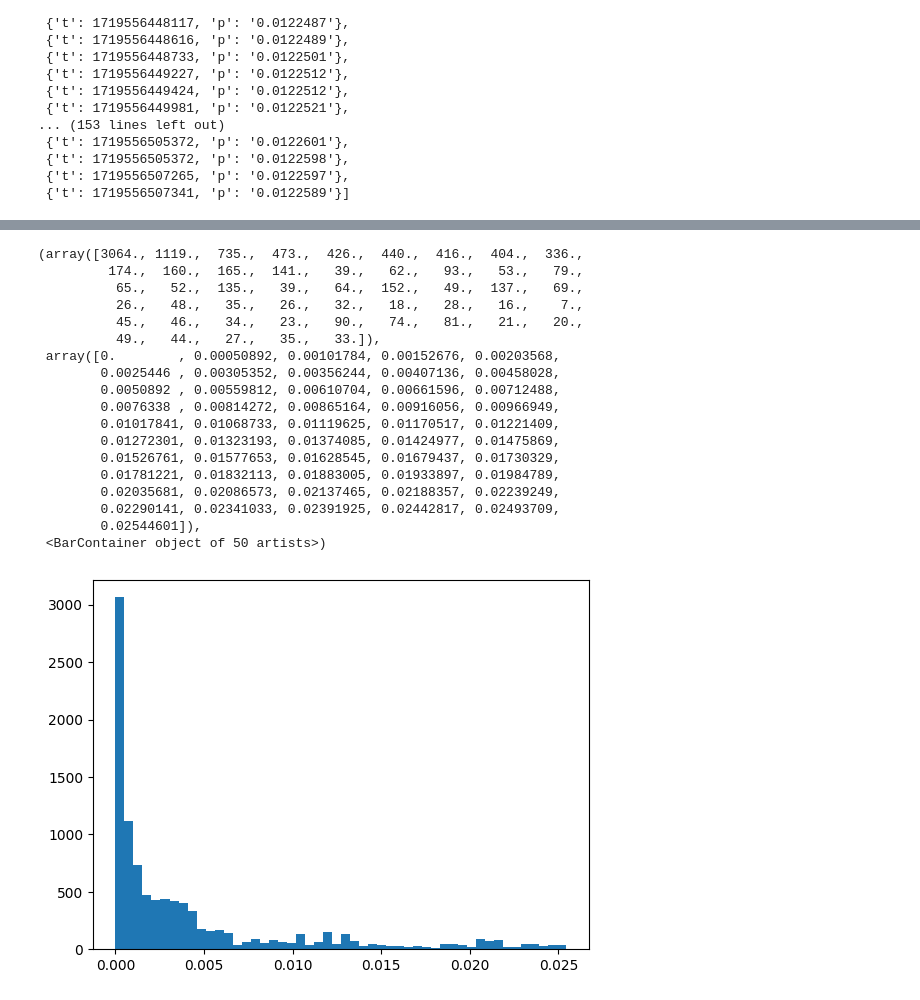
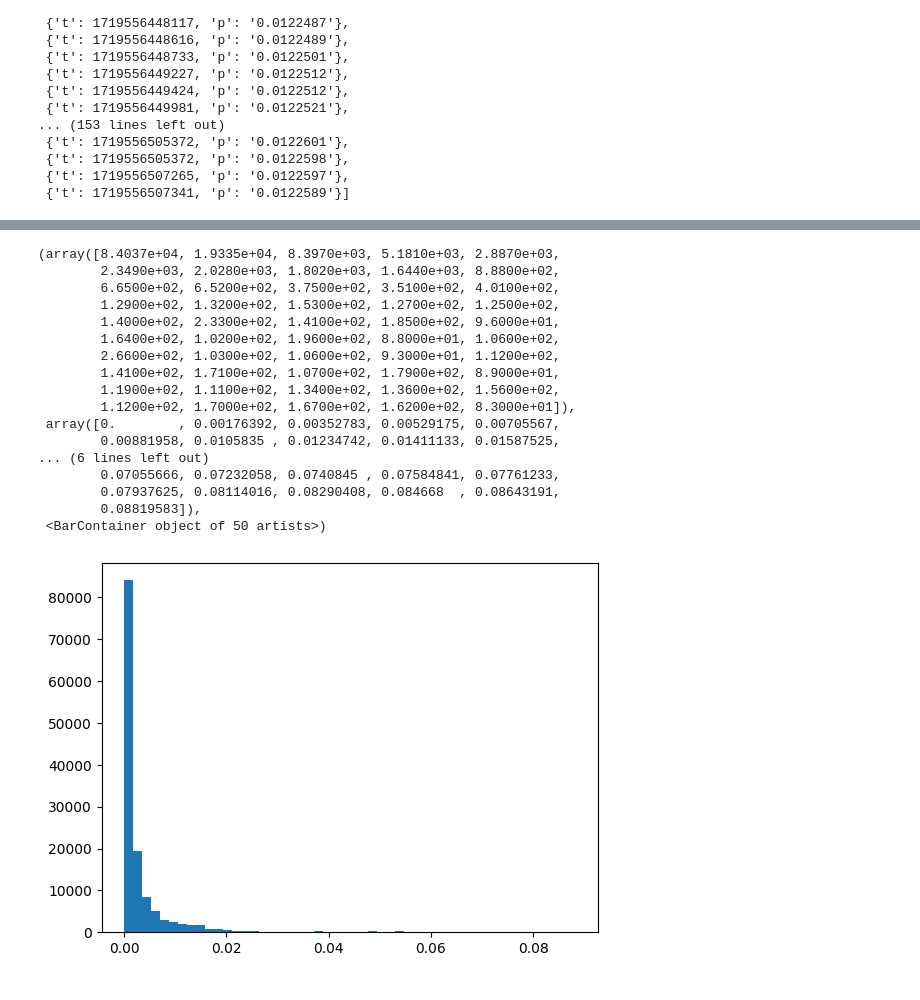
Before and after one commit to washingtonbase/binance, a Jupyter notebook: price-plot.ipynb, the cells around one changed output, grey strips where cells are left out. Saved outputs shown, nothing was run; the diff lists cells and outputs as text; code cells hidden in the pictures.

```diff
--- a/price-plot.ipynb
+++ b/price-plot.ipynb
@@ -37,7 +37,7 @@ websocket_thread.start()
 import pickle
 with open('real_time_prices.back.pkl', 'rb') as f:
     prices = pickle.load(f)
-    prices = prices[1:10000]
+    prices = prices
 # %%
 len(prices)
 # %% [output]
@@ -901,22 +820,21 @@ len([d for d in durations if d['max_drawdown'] > 0.001])
 # %%
-plt.hist([d['max_drawdown'] for d in durations], bins=50)
+plt.hist([d['max_drawdown'] for d in durations if d['reached']], bins=50)
 # %% [output]
-(array([3064., 1119.,  735.,  473.,  426.,  440.,  416.,  404.,  336.,
-         174.,  160.,  165.,  141.,   39.,   62.,   93.,   53.,   79.,
-          65.,   52.,  135.,   39.,   64.,  152.,   49.,  137.,   69.,
-          26.,   48.,   35.,   26.,   32.,   18.,   28.,   16.,    7.,
-          45.,   46.,   34.,   23.,   90.,   74.,   81.,   21.,   20.,
-          49.,   44.,   27.,   35.,   33.]),
- array([0.        , 0.00050892, 0.00101784, 0.00152676, 0.00203568,
-        0.0025446 , 0.00305352, 0.00356244, 0.00407136, 0.00458028,
-        0.0050892 , 0.00559812, 0.00610704, 0.00661596, 0.00712488,
-        0.0076338 , 0.00814272, 0.00865164, 0.00916056, 0.00966949,
-        0.01017841, 0.01068733, 0.01119625, 0.01170517, 0.01221409,
-        0.01272301, 0.01323193, 0.01374085, 0.01424977, 0.01475869,
-        0.01526761, 0.01577653, 0.01628545, 0.01679437, 0.01730329,
-        0.01781221, 0.01832113, 0.01883005, 0.01933897, 0.01984789,
-        0.02035681, 0.02086573, 0.02137465, 0.02188357, 0.02239249,
-        0.02290141, 0.02341033, 0.02391925, 0.02442817, 0.02493709,
-        0.02544601]),
+(array([8.4037e+04, 1.9335e+04, 8.3970e+03, 5.1810e+03, 2.8870e+03,
+        2.3490e+03, 2.0280e+03, 1.8020e+03, 1.6440e+03, 8.8800e+02,
+        6.6500e+02, 6.5200e+02, 3.7500e+02, 3.5100e+02, 4.0100e+02,
+        1.2900e+02, 1.3200e+02, 1.5300e+02, 1.2700e+02, 1.2500e+02,
+        1.4000e+02, 2.3300e+02, 1.4100e+02, 1.8500e+02, 9.6000e+01,
+        1.6400e+02, 1.0200e+02, 1.9600e+02, 8.8000e+01, 1.0600e+02,
+        2.6600e+02, 1.0300e+02, 1.0600e+02, 9.3000e+01, 1.1200e+02,
+        1.4100e+02, 1.7100e+02, 1.0700e+02, 1.7900e+02, 8.9000e+01,
+        1.1900e+02, 1.1100e+02, 1.3400e+02, 1.3600e+02, 1.5600e+02,
+        1.1200e+02, 1.7000e+02, 1.6700e+02, 1.6200e+02, 8.3000e+01]),
+ array([0.        , 0.00176392, 0.00352783, 0.00529175, 0.00705567,
+        0.00881958, 0.0105835 , 0.01234742, 0.01411133, 0.01587525,
+... (6 lines left out)
+        0.07055666, 0.07232058, 0.0740845 , 0.07584841, 0.07761233,
+        0.07937625, 0.08114016, 0.08290408, 0.084668  , 0.08643191,
+        0.08819583]),
  <BarContainer object of 50 artists>)
-[figure, old version]
+[figure, new version]
```
Also changed, not shown: parts of 10 cells of this notebook.
